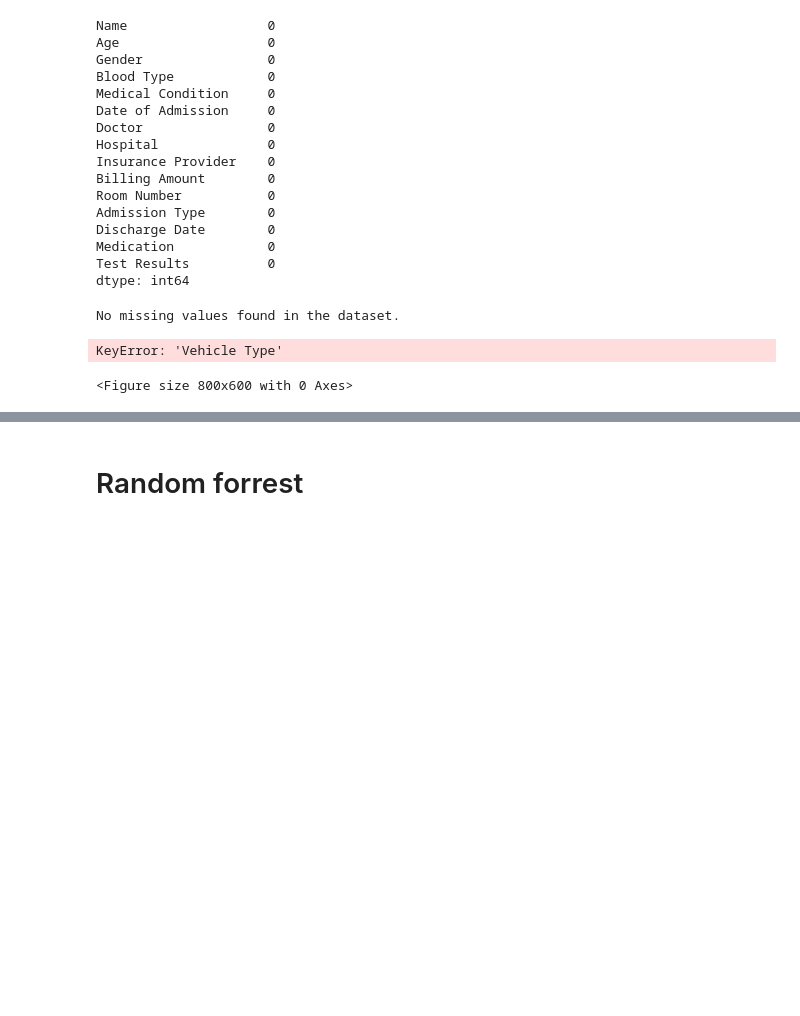
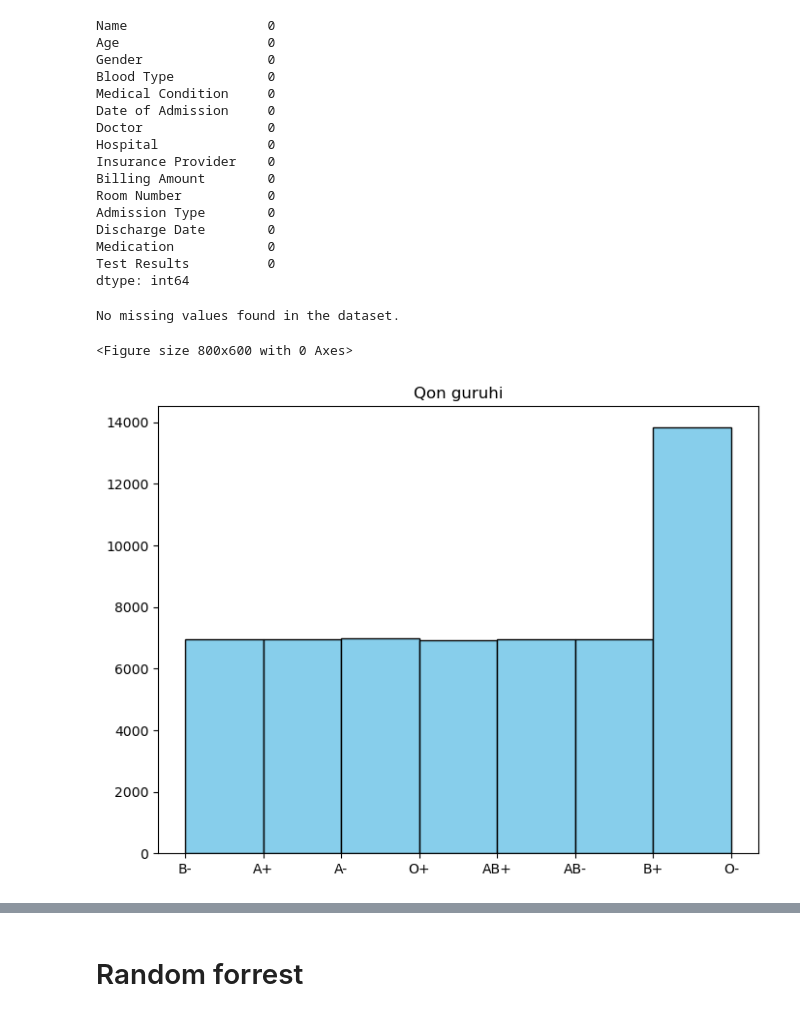
Before and after one commit to bunyod123/AI-DARSLAR, a Jupyter notebook: AI_Course(model_developing)/2-dars/data_check2.ipynb, the cells around one changed output, grey strips where cells are left out. Saved outputs shown, nothing was run; the diff lists cells and outputs as text; code cells hidden in the pictures; blank space fills up the shorter version.

```diff
--- a/AI_Course(model_developing)/2-dars/data_check2.ipynb
+++ b/AI_Course(model_developing)/2-dars/data_check2.ipynb
@@ -49,15 +53,17 @@ klib.missingval_plot(df)
 # %% [output]
 No missing values found in the dataset.
 # %%
+plt.figure(figsize=(8,6))
 klib.corr_interactive_plot(df)
+# %% [output]
+<Figure size 800x600 with 0 Axes>
 # %%
 plt.figure(figsize=(8,6))
-plt.hist(df['Vehicle Type'],bins=7,color='skyblue',edgecolor='black')
-plt.title('Uberdagi foydalanilgan mashina turi')
+plt.hist(df['Blood Type'],bins=7,color='skyblue',edgecolor='black')
+plt.title('Qon guruhi')
 plt.show()
 # %% [output]
-KeyError: 'Vehicle Type'
-<Figure size 800x600 with 0 Axes>
+[figure, added]
 # %%
 def tozalovchi(df):
     for col in df.columns:
```
Also changed, not shown: parts of 12 cells of this notebook.
